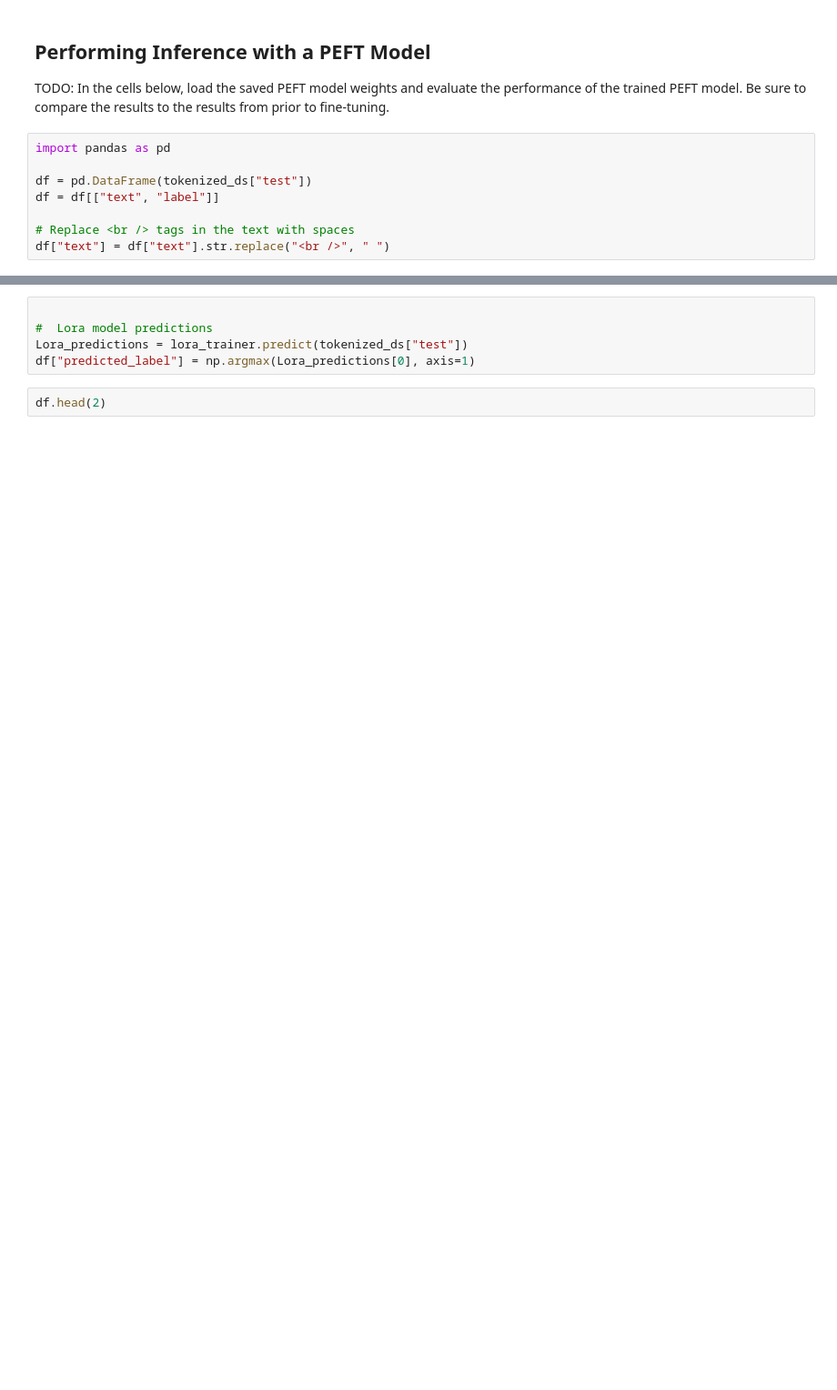
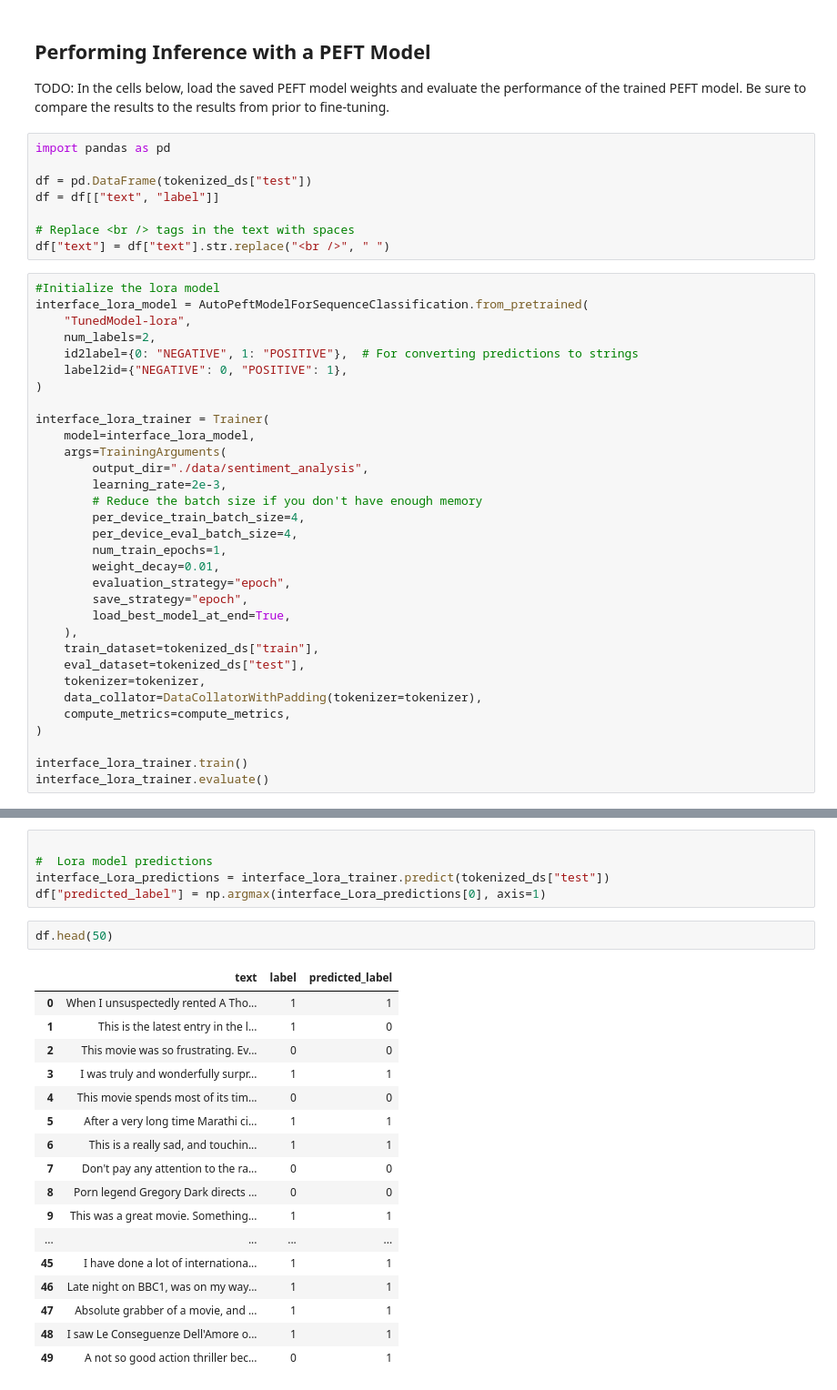
Before and after one commit to venkatreddy9699/Apply-Lightweight-Fine-Tuning-to-a-Foundation-Model, a Jupyter notebook: LightweightFineTuning.ipynb, the cells around one changed output, grey strips where cells are left out. Shown at 91% size. Drawn from its saved outputs; the diff is of its cells as text; blank space fills up the shorter version.

```diff
--- a/LightweightFineTuning.ipynb
+++ b/LightweightFineTuning.ipynb
@@ -197,3 +260,35 @@ df = df[["text", "label"]]
 
 # Replace <br /> tags in the text with spaces
 df["text"] = df["text"].str.replace("<br />", " ")
+# %%
+#Initialize the lora model
+interface_lora_model = AutoPeftModelForSequenceClassification.from_pretrained(
+    "TunedModel-lora",
+    num_labels=2,
+    id2label={0: "NEGATIVE", 1: "POSITIVE"},  # For converting predictions to strings
+    label2id={"NEGATIVE": 0, "POSITIVE": 1},
+)
+
+interface_lora_trainer = Trainer(
+    model=interface_lora_model,
+    args=TrainingArguments(
+        output_dir="./data/sentiment_analysis",
+        learning_rate=2e-3,
+        # Reduce the batch size if you don't have enough memory
+        per_device_train_batch_size=4,
+        per_device_eval_batch_size=4,
+        num_train_epochs=1,
+        weight_decay=0.01,
+        evaluation_strategy="epoch",
+        save_strategy="epoch",
+        load_best_model_at_end=True,
+    ),
+    train_dataset=tokenized_ds["train"],
+    eval_dataset=tokenized_ds["test"],
+    tokenizer=tokenizer,
+    data_collator=DataCollatorWithPadding(tokenizer=tokenizer),
+    compute_metrics=compute_metrics,
+)
+
+interface_lora_trainer.train()
+interface_lora_trainer.evaluate()
@@ -200,10 +309,28 @@ df["text"] = df["text"].str.replace("<br />", " ")
 # %%
 
 #  Lora model predictions
-Lora_predictions = lora_trainer.predict(tokenized_ds["test"])
-df["predicted_label"] = np.argmax(Lora_predictions[0], axis=1)
+interface_Lora_predictions = interface_lora_trainer.predict(tokenized_ds["test"])
+df["predicted_label"] = np.argmax(interface_Lora_predictions[0], axis=1)
 # %%
-df.head(2)
+df.head(50)
+# %% [output]
+|  | text | label | predicted_label |
+| 0 | When I unsuspectedly rented A Tho... | 1 | 1 |
+| 1 | This is the latest entry in the l... | 1 | 0 |
+| 2 | This movie was so frustrating. Ev... | 0 | 0 |
+| 3 | I was truly and wonderfully surpr... | 1 | 1 |
+| 4 | This movie spends most of its tim... | 0 | 0 |
+| 5 | After a very long time Marathi ci... | 1 | 1 |
+| 6 | This is a really sad, and touchin... | 1 | 1 |
+| 7 | Don't pay any attention to the ra... | 0 | 0 |
+| 8 | Porn legend Gregory Dark directs ... | 0 | 0 |
+| 9 | This was a great movie. Something... | 1 | 1 |
+| ... | ... | ... | ... |
+| 45 | I have done a lot of internationa... | 1 | 1 |
+| 46 | Late night on BBC1, was on my way... | 1 | 1 |
+| 47 | Absolute grabber of a movie, and ... | 1 | 1 |
+| 48 | I saw Le Conseguenze Dell'Amore o... | 1 | 1 |
+| 49 | A not so good action thriller bec... | 0 | 1 |
 # %%
 #Prior Model
 predictions = trainer.predict(tokenized_ds["test"])
```
Also changed, not shown: parts of 14 cells of this notebook.
